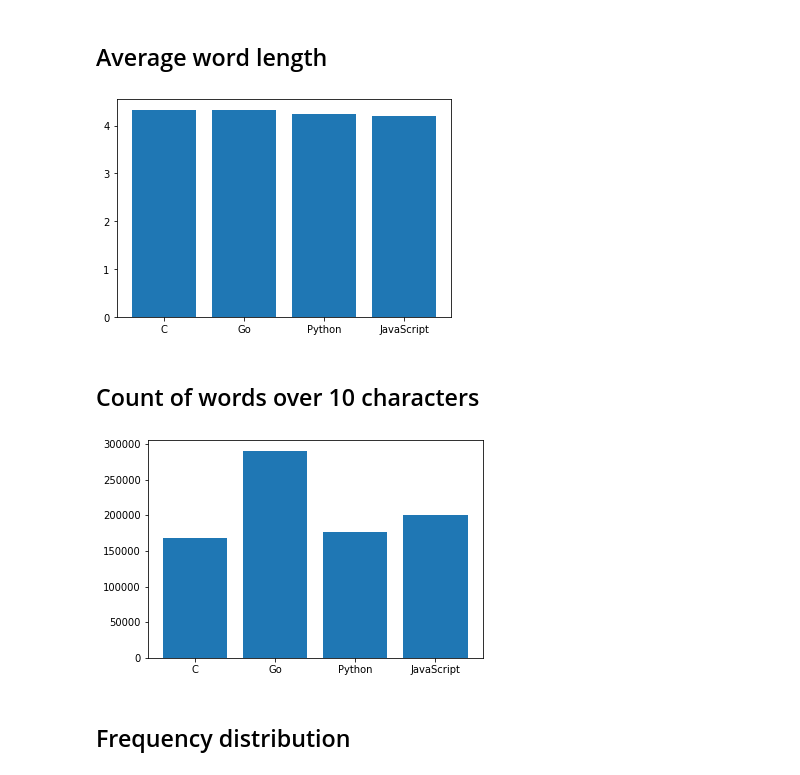
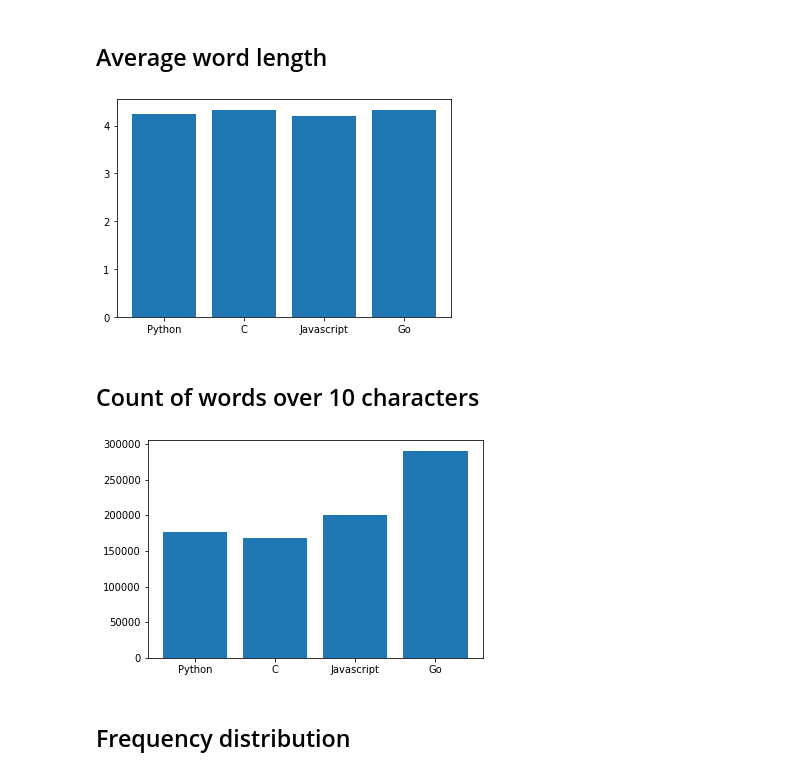
Before and after one commit to shilangyu/NLP-language-complexity, a Jupyter notebook: analysis/basic_data_analysis.ipynb, the cells around one changed output. Saved outputs shown, nothing was run; the diff lists cells and outputs as text; code cells hidden in the pictures.

```diff
--- a/analysis/basic_data_analysis.ipynb
+++ b/analysis/basic_data_analysis.ipynb
@@ -71 +77,3 @@ df_Javascript['lex_div'] = df_Javascript['text'].apply(lexical_diversity)
+# %%
+df['lex_div'] = df['text'].apply(lexical_diversity)
 # %%
@@ -107,17 +103,18 @@ df_Javascript['word_length'] = df_Javascript['tokenized_text'].apply(average)
+# %%
+df['word_length'] = df['tokenized_text'].apply(average)
 # %%
-means = [np.mean(df_C['word_length']), np.mean(df_Go['word_length']), np.mean(df_Python['word_length']),
-         np.mean(df_Javascript['word_length'])]
-plt.bar(widths, means, tick_label=labels,
-        width=0.8)
+means = [np.mean(df[df['language'] == lang]['word_length'])
+         for lang in LANGUAGES]
+plt.bar(widths, means, tick_label=LANGUAGES, width=0.8)
 plt.show()
 # %% [output]
-[figure, old version]
+[figure, new version]
 # %% [markdown]
 ## Count of words over 10 characters
 # %%
 def words_over_10(words):
     sum = 0
     for word in words:
-        if (len(word) >= 10):
+        if len(word) >= 10:
             sum += 1
     return sum
@@ -129,10 +121,10 @@ df_Javascript['long_words'] = df_Javascript['tokenized_text'].apply(words_over_1
+# %%
+df['long_words'] = df['tokenized_text'].apply(words_over_10)
 # %%
-sums = [np.sum(df_C['long_words']), np.sum(df_Go['long_words']), np.sum(df_Python['long_words']),
-        np.sum(df_Javascript['long_words'])]
-plt.bar(widths, sums, tick_label=labels,
-        width=0.8)
+sums = [np.sum(df[df['language'] == lang]['long_words']) for lang in LANGUAGES]
+plt.bar(widths, sums, tick_label=LANGUAGES, width=0.8)
 plt.show()
 # %% [output]
-[figure, old version]
+[figure, new version]
 # %% [markdown]
 ## Frequency distribution
```
Also changed, not shown: parts of 22 cells of this notebook.
